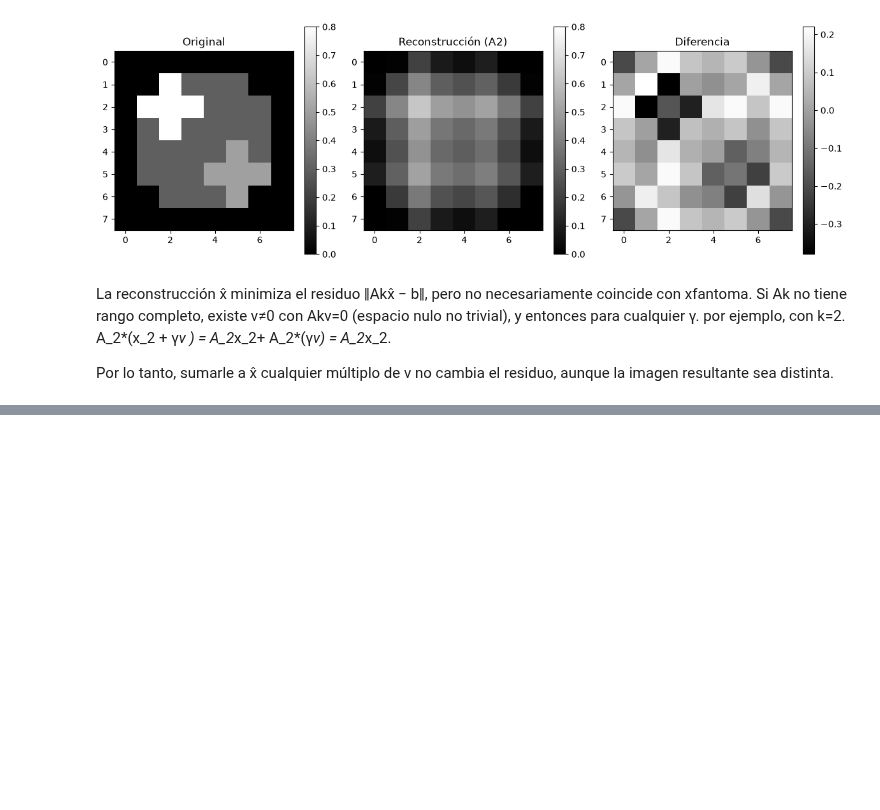
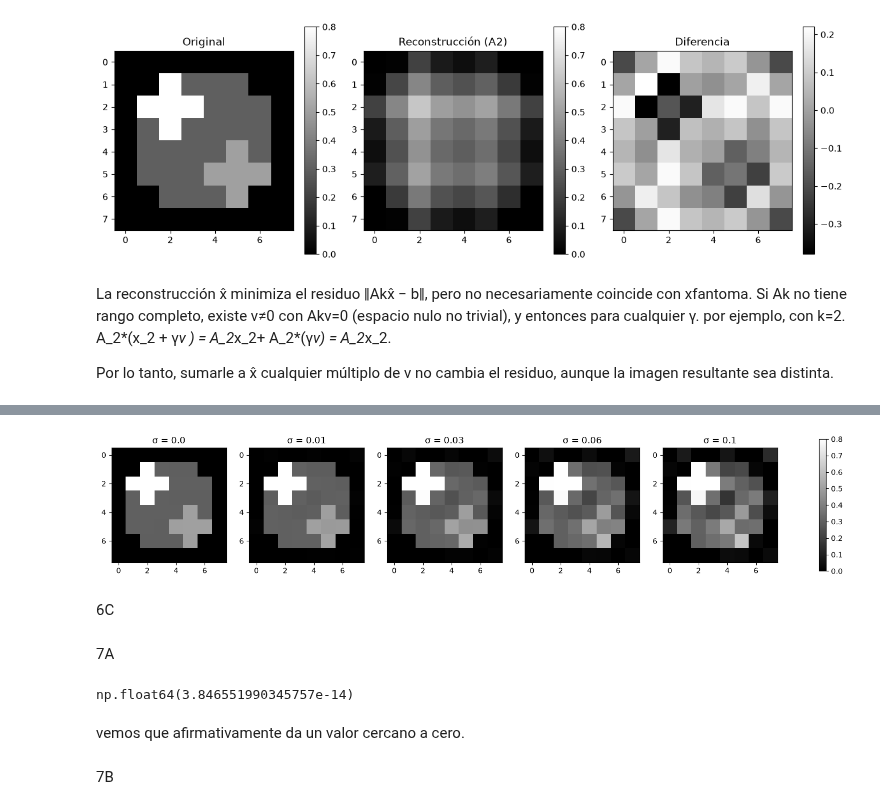
Before and after one commit to basmaxxx/metodos, a Jupyter notebook: TP1-Metodos.ipynb, the cells around one changed output, grey strips where cells are left out. Drawn from its saved outputs; the diff is of its cells as text; code cells hidden in the pictures; blank space fills up the shorter version.

```diff
--- a/TP1-Metodos.ipynb
+++ b/TP1-Metodos.ipynb
@@ -424,0 +427,8 @@ Por lo tanto, sumarle a x̂ cualquier múltiplo de v no cambia el residuo, aunqu
+# %%
+np.random.seed(42)
+z = np.random.randn(len(b7)) # componentes gaussianas estándar
+escala = np.sqrt(np.mean(b7**2))
+sigma = np.array([0,0.01,0.03,0.06,0.10])
+eta = []
+for s in sigma:
+    eta.append(s*escala*z)
@@ -424,0 +437,20 @@ Por lo tanto, sumarle a x̂ cualquier múltiplo de v no cambia el residuo, aunqu
+# %%
+# calculamos las mediciones finales correspondientes a cada valor de ruido
+b_0 = b7 + eta[0]
+b_1 = b7 + eta[1]
+b_2 = b7 + eta[2]
+b_3 = b7 + eta[3]
+b_4 = b7 + eta[4]
+
+#reconstruimos las imagenes
+x_ruido_0, _, _, _ = np.linalg.lstsq(A7, b_0, rcond=None)
+x_ruido_1, _, _, _ = np.linalg.lstsq(A7, b_1, rcond=None)
+x_ruido_2, _, _, _ = np.linalg.lstsq(A7, b_2, rcond=None)
+x_ruido_3, _, _, _ = np.linalg.lstsq(A7, b_3, rcond=None)
+x_ruido_4, _, _, _ = np.linalg.lstsq(A7, b_4, rcond=None)
+#calculamos los residuos
+residuo_b_0 = b_0 - A7 @ x_ruido_0
+residuo_b_1 = b_1 - A7 @ x_ruido_1
+residuo_b_2 = b_2 - A7 @ x_ruido_2
+residuo_b_3 = b_3 - A7 @ x_ruido_3
+residuo_b_4 = b_4 - A7 @ x_ruido_4
@@ -424,0 +511,31 @@ Por lo tanto, sumarle a x̂ cualquier múltiplo de v no cambia el residuo, aunqu
+# %%
+#visualizamos
+fig, axs = plt.subplots(1, 5, figsize=(20, 4))
+
+reconstrucciones = [x_ruido_0, x_ruido_1, x_ruido_2, x_ruido_3, x_ruido_4]
+
+vmin, vmax = 0, 0.8  # misma escala que x_fantoma
+
+for ax, x_rec, s in zip(axs, reconstrucciones, sigma):
+    im = ax.imshow(x_rec.reshape(8, 8), cmap='gray', vmin=vmin, vmax=vmax)
+    ax.set_title(f'σ = {s}')
+
+fig.colorbar(im, ax=axs, shrink=0.8)
+plt.show()
+# %% [output]
+[figure, added]
+# %% [markdown]
+6C
+# %% [markdown]
+7A
+# %%
+# ya tenemos calculado el residuo como "residuo_b_3", verificamos el otro pedido.
+A7T = A7.T
+imagen_residuo_traspuesta = np.linalg.norm(A7T @ residuo_b_3)
+imagen_residuo_traspuesta
+# %% [output]
+np.float64(3.846551990345757e-14)
+# %% [markdown]
+vemos que afirmativamente da un valor cercano a cero.
+# %% [markdown]
+7B
```
Also changed, not shown: parts of 7 cells of this notebook.
